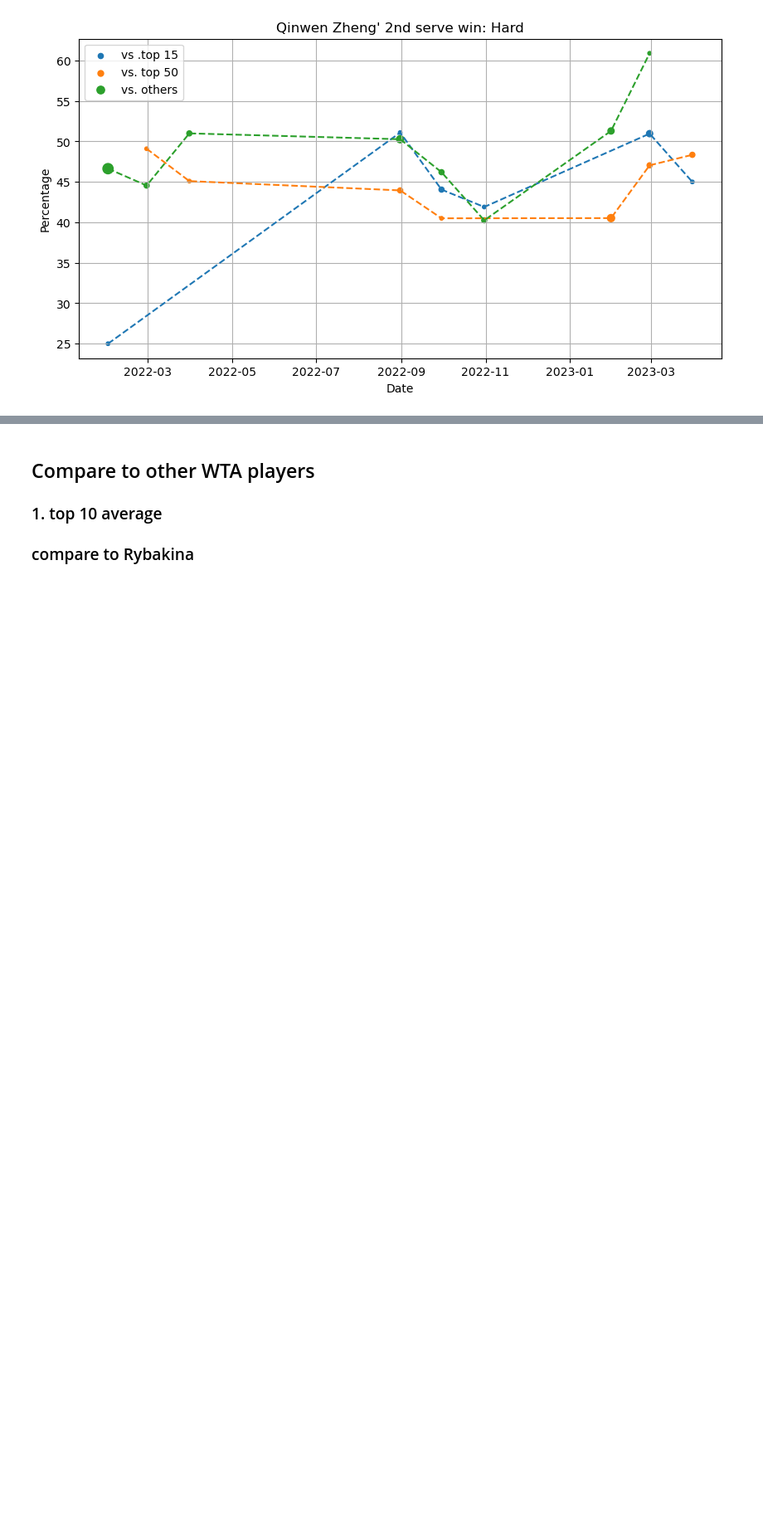
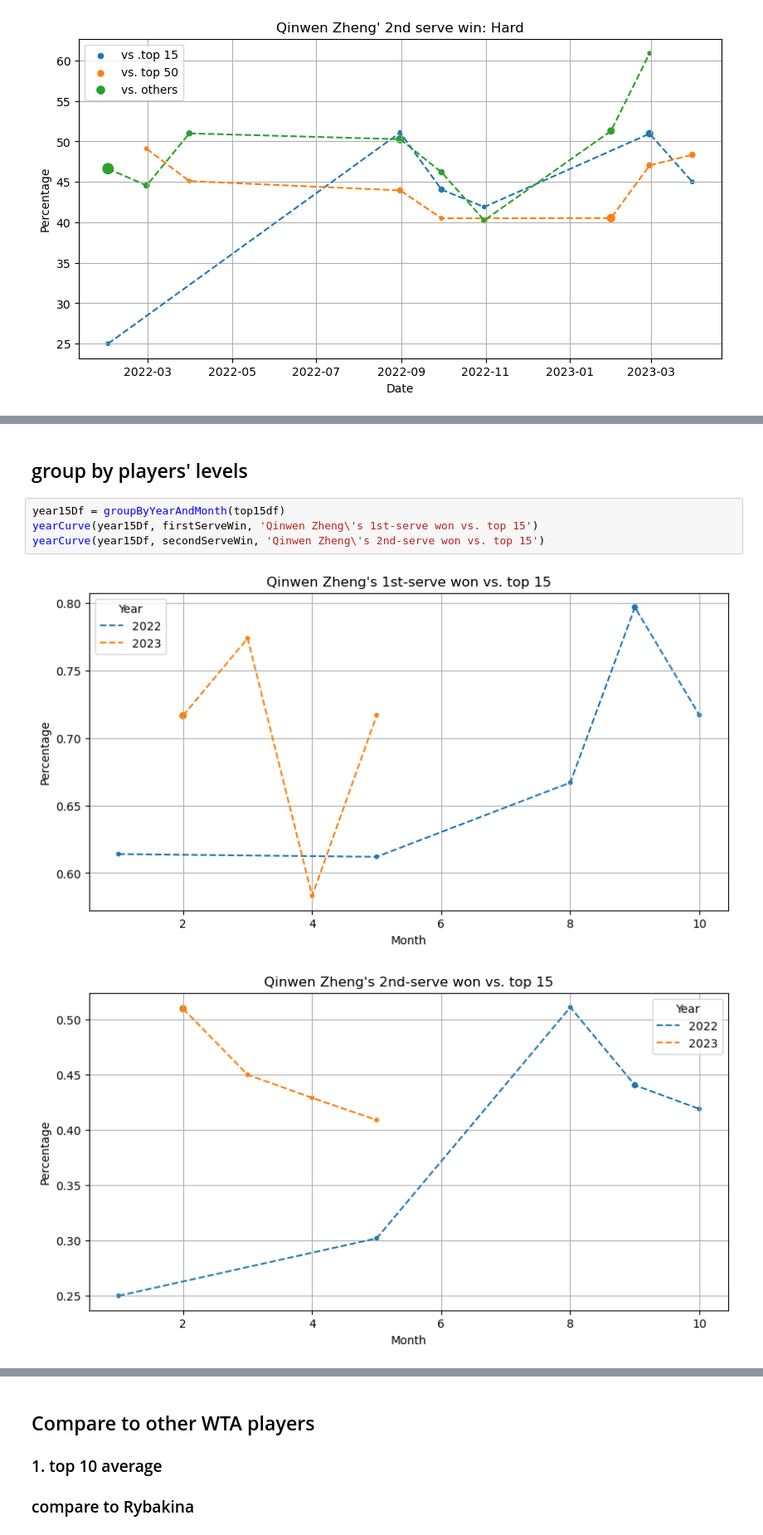
Before and after one commit to TracyYXChen/tennis-data, a Jupyter notebook: qinwenZheng/Qinwen Zheng's serves.ipynb, the cells around one changed output, grey strips where cells are left out. Shown at 83% size. Cells and saved outputs as stored; diff of their text form; blank space fills up the shorter version.

```diff
--- a/qinwenZheng/Qinwen Zheng's serves.ipynb
+++ b/qinwenZheng/Qinwen Zheng's serves.ipynb
@@ -192,0 +235,9 @@ plotScatterByGroups(groupedDfArr, attributeOfInterest, title)
+# %% [markdown]
+## group by players' levels
+# %%
+year15Df = groupByYearAndMonth(top15df)
+yearCurve(year15Df, firstServeWin, 'Qinwen Zheng\'s 1st-serve won vs. top 15')
+yearCurve(year15Df, secondServeWin, 'Qinwen Zheng\'s 2nd-serve won vs. top 15')
+# %% [output]
+[figure, added]
+[figure, added]
```
Also changed, not shown: parts of 17 cells of this notebook.
